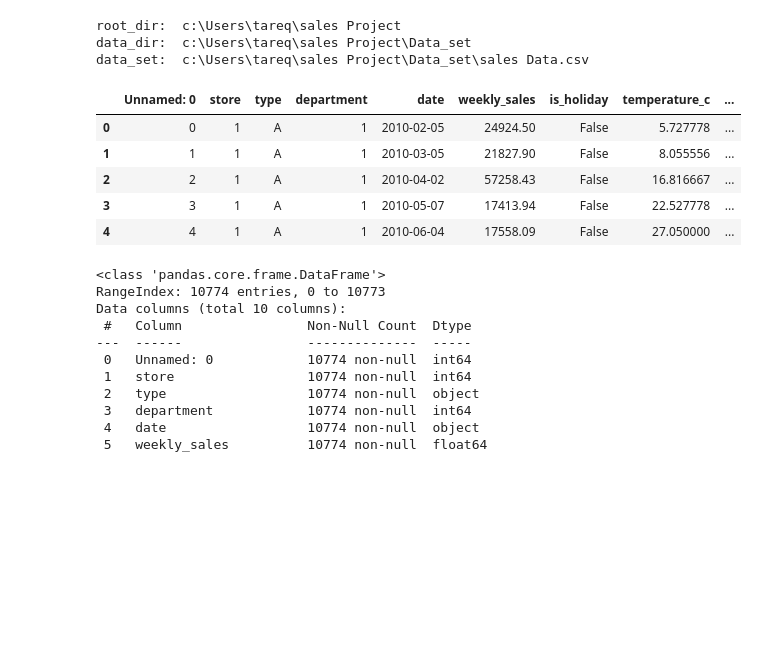
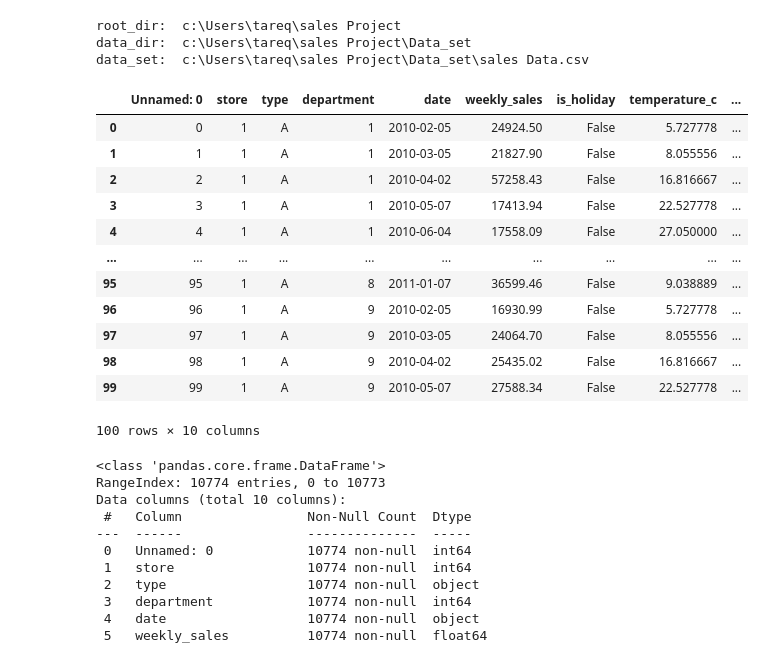
Before and after one commit to tareq-ur/Project1, a Jupyter notebook: Project/1st_step.ipynb, the cells around one changed output. Cells and saved outputs as stored; diff of their text form; code cells hidden in the pictures; blank space fills up the shorter version.

```diff
--- a/Project/1st_step.ipynb
+++ b/Project/1st_step.ipynb
@@ -20,14 +20,21 @@ data_dir:  c:\Users\tareq\sales Project\Data_set
 data_set:  c:\Users\tareq\sales Project\Data_set\sales Data.csv
 # %%
 sales_data =pd.read_csv(data_set)
-sales_data.head(5)
+sales_data.head(100)
 # %% [output]
 |  | Unnamed: 0 | store | type | department | date | weekly_sales | is_holiday | temperature_c | ... |
 | 0 | 0 | 1 | A | 1 | 2010-02-05 | 24924.50 | False | 5.727778 | ... |
 | 1 | 1 | 1 | A | 1 | 2010-03-05 | 21827.90 | False | 8.055556 | ... |
 | 2 | 2 | 1 | A | 1 | 2010-04-02 | 57258.43 | False | 16.816667 | ... |
 | 3 | 3 | 1 | A | 1 | 2010-05-07 | 17413.94 | False | 22.527778 | ... |
 | 4 | 4 | 1 | A | 1 | 2010-06-04 | 17558.09 | False | 27.050000 | ... |
+| ... | ... | ... | ... | ... | ... | ... | ... | ... | ... |
+| 95 | 95 | 1 | A | 8 | 2011-01-07 | 36599.46 | False | 9.038889 | ... |
+| 96 | 96 | 1 | A | 9 | 2010-02-05 | 16930.99 | False | 5.727778 | ... |
+| 97 | 97 | 1 | A | 9 | 2010-03-05 | 24064.70 | False | 8.055556 | ... |
+| 98 | 98 | 1 | A | 9 | 2010-04-02 | 25435.02 | False | 16.816667 | ... |
+| 99 | 99 | 1 | A | 9 | 2010-05-07 | 27588.34 | False | 22.527778 | ... |
+100 rows × 10 columns
 # %%
 sales_data.info()
 # %% [output]
```
Also changed, not shown: parts of 3 cells of this notebook.
